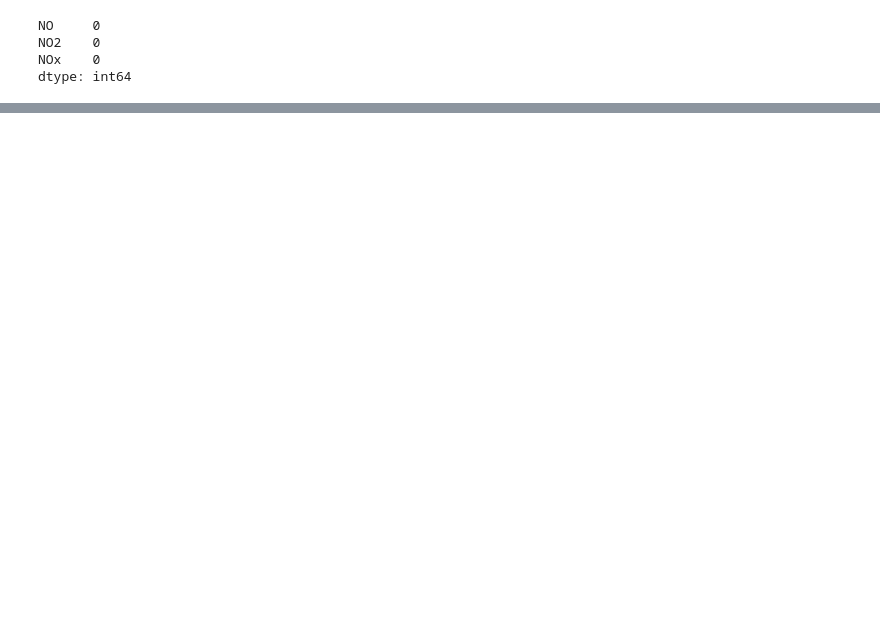
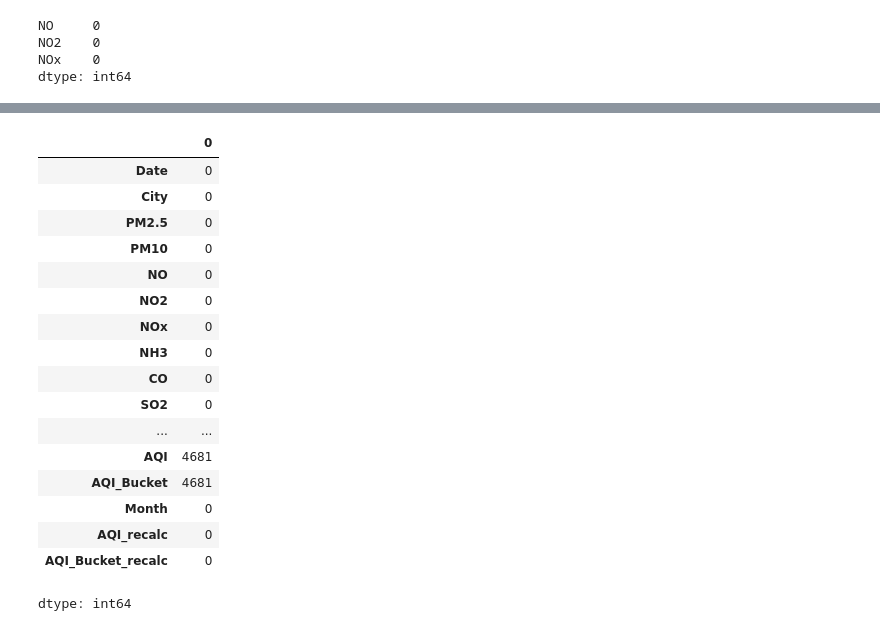
Before and after one commit to SonalDhoke/Programming_with_Data_Analysis_PY, a Jupyter notebook: st20336540_CMP7005_PDA.ipynb, the cells around one changed output, grey strips where cells are left out. Saved outputs shown, nothing was run; the diff lists cells and outputs as text; code cells hidden in the pictures; blank space fills up the shorter version.

```diff
--- a/st20336540_CMP7005_PDA.ipynb
+++ b/st20336540_CMP7005_PDA.ipynb
@@ -460,0 +494,31 @@ print(unique_cities)
+# %%
+No_pollutants = ['NO', 'NO2', 'NOx']  # Add others if needed
+
+for col in No_pollutants:
+    # Step 1: Identify negative values and convert them to NaN
+    df.loc[df[col] < 0, col] = np.nan
+
+    # Step 2: Fill those NaNs using monthly median
+    # Changed .apply() to .transform() to ensure index alignment
+    df[col] = df.groupby(['Month'])[col].transform(lambda x: x.fillna(x.median()))
+# %%
+df.isnull().sum()
+# %% [output]
+|  | 0 |
+| Date | 0 |
+| City | 0 |
+| PM2.5 | 0 |
+| PM10 | 0 |
+| NO | 0 |
+| NO2 | 0 |
+| NOx | 0 |
+| NH3 | 0 |
+| CO | 0 |
+| SO2 | 0 |
+| ... | ... |
+| AQI | 4681 |
+| AQI_Bucket | 4681 |
+| Month | 0 |
+| AQI_recalc | 0 |
+| AQI_Bucket_recalc | 0 |
+dtype: int64
```
Also changed, not shown: parts of 16 cells of this notebook.
